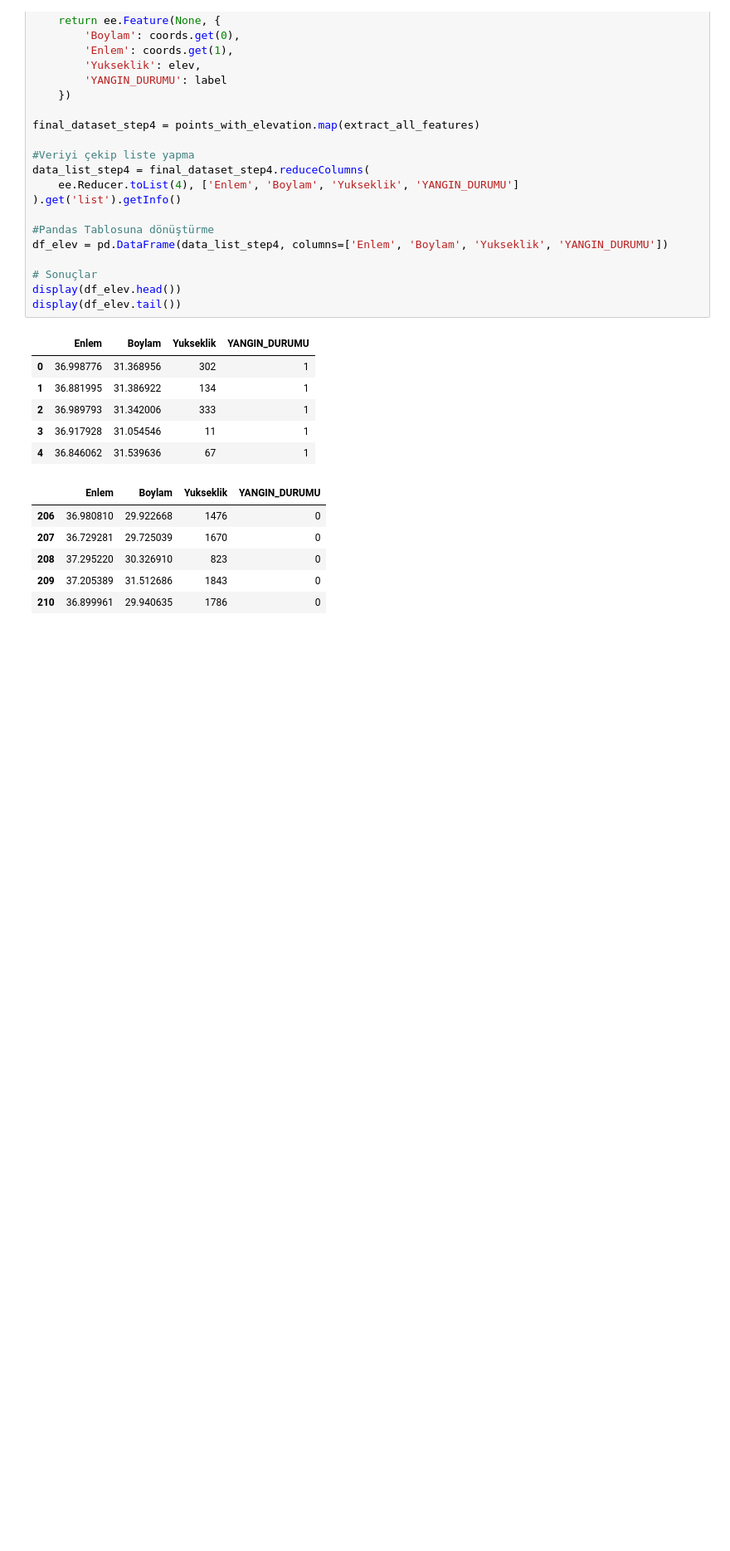
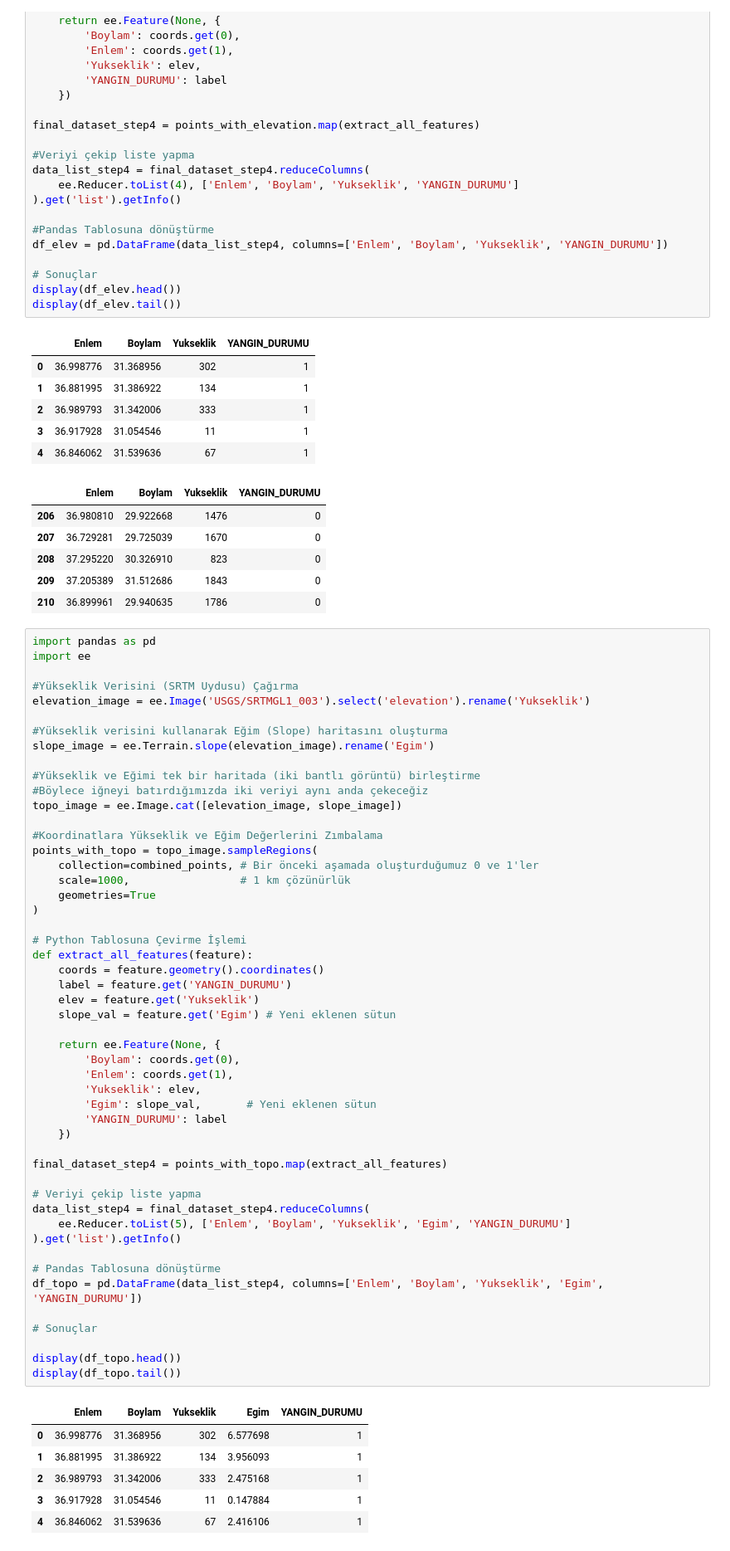
Before and after one commit to omerlutfiduran/senior-design-project, a Jupyter notebook: Senior_Desing_Project_Data_Extraction.ipynb, the cells around one changed output. Shown at 83% size. Saved outputs shown, nothing was run; the diff lists cells and outputs as text; blank space fills up the shorter version.

Commit message:
Koordinatlara SRTM uydusundan eğim bilgisi açı şeklinde eklendi.

```diff
--- a/Senior_Desing_Project_Data_Extraction.ipynb
+++ b/Senior_Desing_Project_Data_Extraction.ipynb
@@ -181,3 +179,60 @@ display(df_elev.tail())
 | 208 | 37.295220 | 30.326910 | 823 | 0 |
 | 209 | 37.205389 | 31.512686 | 1843 | 0 |
 | 210 | 36.899961 | 29.940635 | 1786 | 0 |
+# %%
+import pandas as pd
+import ee
+
+#Yükseklik Verisini (SRTM Uydusu) Çağırma
+elevation_image = ee.Image('USGS/SRTMGL1_003').select('elevation').rename('Yukseklik')
+
+#Yükseklik verisini kullanarak Eğim (Slope) haritasını oluşturma
+slope_image = ee.Terrain.slope(elevation_image).rename('Egim')
+
+#Yükseklik ve Eğimi tek bir haritada (iki bantlı görüntü) birleştirme
+#Böylece iğneyi batırdığımızda iki veriyi aynı anda çekeceğiz
+topo_image = ee.Image.cat([elevation_image, slope_image])
+
+#Koordinatlara Yükseklik ve Eğim Değerlerini Zımbalama
+points_with_topo = topo_image.sampleRegions(
+    collection=combined_points, # Bir önceki aşamada oluşturduğumuz 0 ve 1'ler
+    scale=1000,                 # 1 km çözünürlük
+    geometries=True
+)
+
+# Python Tablosuna Çevirme İşlemi
+def extract_all_features(feature):
+    coords = feature.geometry().coordinates()
+    label = feature.get('YANGIN_DURUMU')
+    elev = feature.get('Yukseklik')
+    slope_val = feature.get('Egim') # Yeni eklenen sütun
+
+    return ee.Feature(None, {
+        'Boylam': coords.get(0),
+        'Enlem': coords.get(1),
+        'Yukseklik': elev,
+        'Egim': slope_val,       # Yeni eklenen sütun
+        'YANGIN_DURUMU': label
+    })
+
+final_dataset_step4 = points_with_topo.map(extract_all_features)
+
+# Veriyi çekip liste yapma
+data_list_step4 = final_dataset_step4.reduceColumns(
+    ee.Reducer.toList(5), ['Enlem', 'Boylam', 'Yukseklik', 'Egim', 'YANGIN_DURUMU']
+).get('list').getInfo()
+
+# Pandas Tablosuna dönüştürme
+df_topo = pd.DataFrame(data_list_step4, columns=['Enlem', 'Boylam', 'Yukseklik', 'Egim', 'YANGIN_DURUMU'])
+
+# Sonuçlar
+
+display(df_topo.head())
+display(df_topo.tail())
+# %% [output]
+|  | Enlem | Boylam | Yukseklik | Egim | YANGIN_DURUMU |
+| 0 | 36.998776 | 31.368956 | 302 | 6.577698 | 1 |
+| 1 | 36.881995 | 31.386922 | 134 | 3.956093 | 1 |
+| 2 | 36.989793 | 31.342006 | 333 | 2.475168 | 1 |
+| 3 | 36.917928 | 31.054546 | 11 | 0.147884 | 1 |
+| 4 | 36.846062 | 31.539636 | 67 | 2.416106 | 1 |
```
Also changed, not shown: parts of 2 cells of this notebook.
